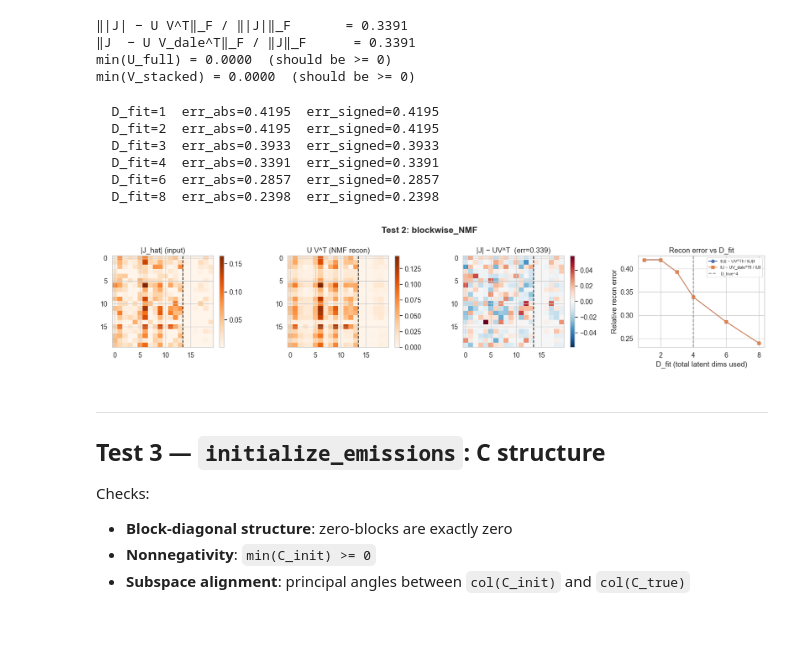
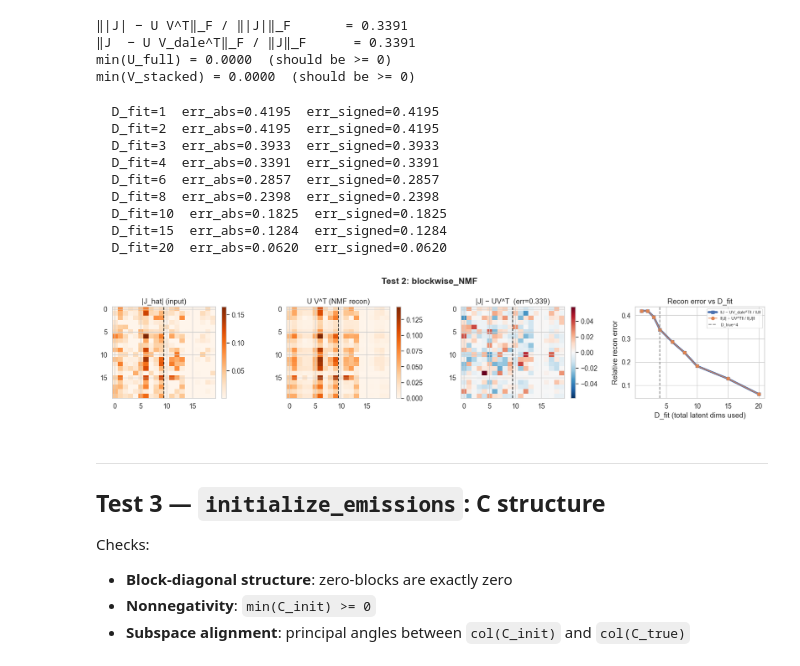
Before and after one commit to kasherri/CTDS, a Jupyter notebook: init_testing.ipynb, the cells around one changed output. Drawn from its saved outputs; the diff is of its cells as text; code cells hidden in the pictures; blank space fills up the shorter version.

```diff
--- a/init_testing.ipynb
+++ b/init_testing.ipynb
@@ -52,7 +52,7 @@ print("JAX devices:", jax.devices())
 JAX devices: [CpuDevice(id=0)]
 # %%
 # ── Experiment constants ─────────────────────────────────────────────────────
-N_E, N_I = 14, 6          # neurons per cell type
+N_E, N_I = 10, 10         # neurons per cell type
 N = N_E + N_I             # total neurons
 D_E, D_I = 2, 2           # latent dims per cell type
 D = D_E + D_I             # total latent dims
@@ -277,7 +279,7 @@ min(U_full) = 0.0000  (should be >= 0)
 min(V_stacked) = 0.0000  (should be >= 0)
 # %%
 # ── Sweep over D_fit: reconstruction error vs rank used ───────────────────────
-D_fit_vals = [1, 2, 3, 4, 6, 8]
+D_fit_vals = [1, 2, 3, 4, 6, 8,10,15,20]
 recon_errs_abs, recon_errs_signed = [], []
 
 for D_fit_total in D_fit_vals:
@@ -317,37 +319,39 @@ for D_fit_total in D_fit_vals:
   D_fit=4  err_abs=0.3391  err_signed=0.3391
   D_fit=6  err_abs=0.2857  err_signed=0.2857
   D_fit=8  err_abs=0.2398  err_signed=0.2398
+  D_fit=10  err_abs=0.1825  err_signed=0.1825
+  D_fit=15  err_abs=0.1284  err_signed=0.1284
+  D_fit=20  err_abs=0.0620  err_signed=0.0620
 # %%
 fig, axes = plt.subplots(1, 4, figsize=(18, 4))
 fig.suptitle("Test 2: blockwise_NMF", fontweight='bold')
 
 vmax2 = float(jnp.abs(J_hat).max())
 
 im0 = axes[0].imshow(np.array(jnp.abs(J_hat)), cmap='Oranges', aspect='auto')
 axes[0].set_title("|J_hat| (input)");  fig.colorbar(im0, ax=axes[0])
 axes[0].axvline(N_E - 0.5, color='k', lw=1.5, ls='--')
 
 im1 = axes[1].imshow(np.array(recon_abs), cmap='Oranges', aspect='auto')
 axes[1].set_title("U V^T (NMF recon)");  fig.colorbar(im1, ax=axes[1])
 axes[1].axvline(N_E - 0.5, color='k', lw=1.5, ls='--')
 
 residual_mat = np.array(jnp.abs(J_hat) - recon_abs)
 vrmax = np.abs(residual_mat).max()
 im2 = axes[2].imshow(residual_mat, cmap='RdBu_r', vmin=-vrmax, vmax=vrmax, aspect='auto')
 axes[2].set_title(f"|J| − UV^T  (err={err_abs:.3f})");  fig.colorbar(im2, ax=axes[2])
 axes[2].axvline(N_E - 0.5, color='k', lw=1.5, ls='--')
+axes[3].plot(D_fit_vals, recon_errs_signed, 's-', label='‖J − UV_dale^T‖ / ‖J‖', linewidth=4.0)
+axes[3].plot(D_fit_vals, recon_errs_abs,    'o-', label='‖|J| − UV^T‖ / ‖|J|‖')
 
-axes[3].plot(D_fit_vals, recon_errs_abs,    'o-', label='‖|J| − UV^T‖ / ‖|J|‖')
-axes[3].plot(D_fit_vals, recon_errs_signed, 's-', label='‖J − UV_dale^T‖ / ‖J‖')
 axes[3].axvline(D, color='gray', ls='--', label=f'D_true={D}')
 axes[3].set_xlabel("D_fit (total latent dims used)");  axes[3].set_ylabel("Relative recon error")
 axes[3].set_title("Recon error vs D_fit");  axes[3].legend(fontsize=8)
-
 plt.tight_layout()
 plt.savefig("init_test2_nmf.pdf", bbox_inches='tight')
 plt.show()
 # %% [output]
-[figure, old version]
+[figure, new version]
 # %% [markdown]
 ---
 ## Test 3 — `initialize_emissions`: C structure
```
Also changed, not shown: parts of 13 cells of this notebook, 27 other files.
